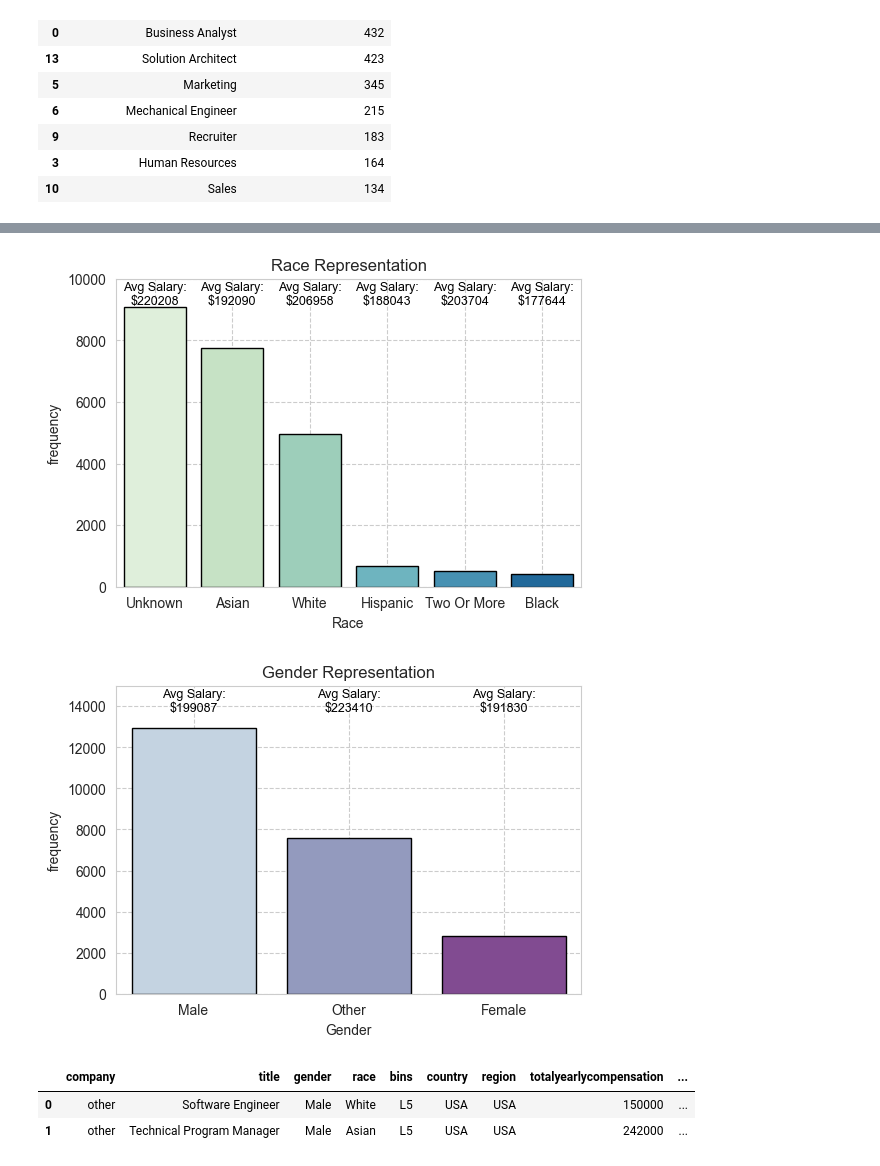
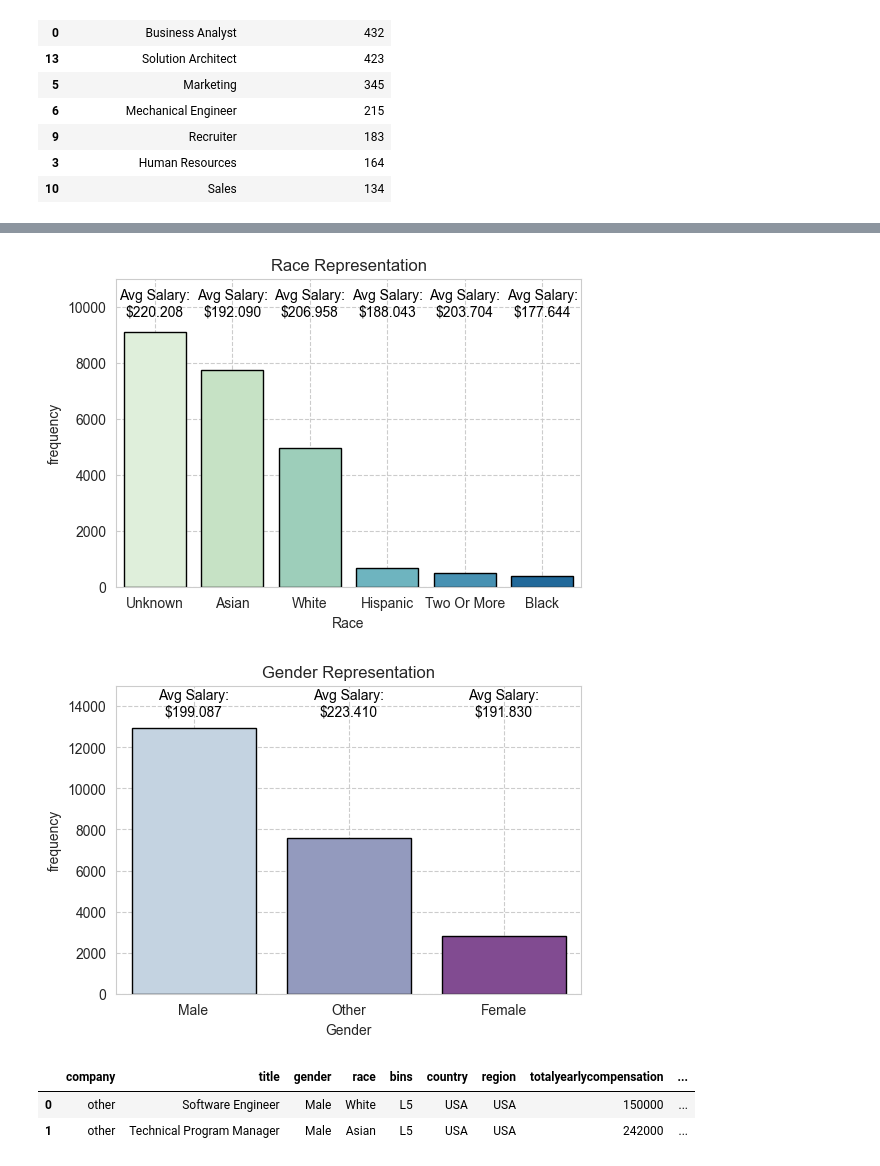
Before and after one commit to kateoss/stem-salaries, a Jupyter notebook: Notebooks/EDA.ipynb, the cells around one changed output, grey strips where cells are left out. Drawn from its saved outputs; the diff is of its cells as text; code cells hidden in the pictures.

```diff
--- a/Notebooks/EDA.ipynb
+++ b/Notebooks/EDA.ipynb
@@ -74,18 +65,18 @@ plt.savefig('../Images/Market_offer.png', bbox_inches = "tight")
 # %%
 plt.figure(figsize=(6,4))
 r = sns.countplot(data = data, x = 'race', palette="GnBu",edgecolor="black", order = data["race"].value_counts().index )
 avg_salaries_r = data.groupby('race')['totalyearlycompensation'].mean()
 r.set(ylabel='frequency', xlabel='Race', title = 'Race Representation')
 for race, salary_r in avg_salaries_r.items():
     #salary_r = avg_salaries_r[i]
     formatted_salary_r = locale.format_string('%.0f', salary_r, grouping=True)
     race_index = data['race'].value_counts().index.tolist().index(race)
-    r.annotate(f"Avg Salary:\n${formatted_salary_r}", (race_index, 0), ha='center', va='top', xytext=(0, 220),
-               textcoords='offset points', fontsize=9, color='black')
-plt.ylim(0, 10000)
+    r.annotate(f"Avg Salary:\n${formatted_salary_r[:-3]}.{formatted_salary_r[-3:]}", (race_index, 0), ha='center', va='top', xytext=(0, 215),
+               textcoords='offset points', fontsize=10, color='black')
+plt.ylim(0, 11000)
 plt.grid(axis='both', linestyle='--')
 # %% [output]
-[figure, old version]
+[figure, new version]
 # %%
 r.figure.savefig('../Images/Race.png', bbox_inches = "tight")
 # %%
@@ -98,12 +89,12 @@ g.set(ylabel='frequency', xlabel='Gender', title = 'Gender Representation')
 for gender, salary_g in avg_salaries_g.items():
     formatted_salary_g = locale.format_string('%.0f', salary_g, grouping=True)
     gender_index = data['gender'].value_counts().index.tolist().index(gender)
-    g.annotate(f"Avg Salary:\n${formatted_salary_g}", (gender_index, 0), ha='center', va='top', xytext=(0, 220),
-               textcoords='offset points', fontsize=9, color='black')
+    g.annotate(f"Avg Salary:\n${formatted_salary_g[:-3]}.{formatted_salary_g[-3:]}", (gender_index, 0), ha='center', va='top', xytext=(0, 220),
+               textcoords='offset points', fontsize=10, color='black')
 plt.ylim(0, 15000)
 plt.grid(axis='both', linestyle='--')
 # %% [output]
-[figure, old version]
+[figure, new version]
 # %%
 g.figure.savefig('../Images/Gender.png', bbox_inches = "tight")
 # %%
```
Also changed, not shown: parts of 3 cells of this notebook, 12 other files.
